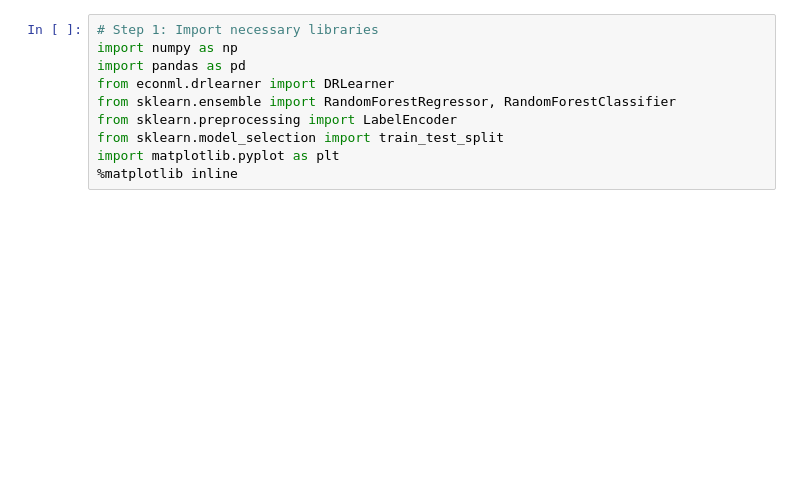
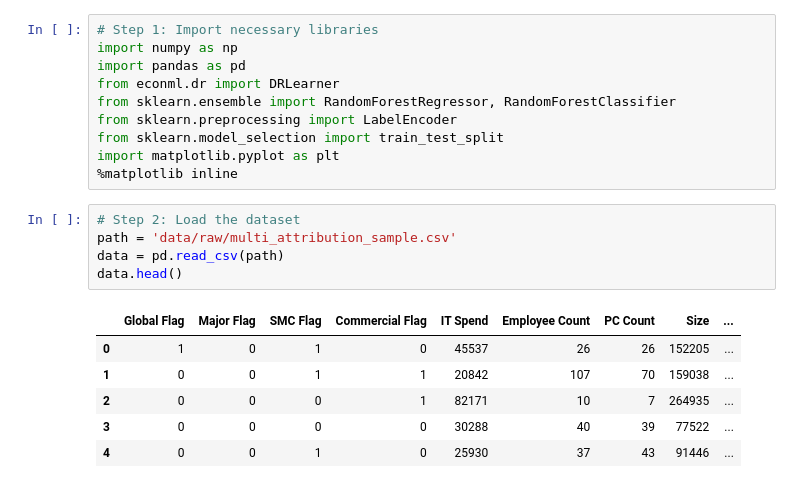
Before and after one commit to fabioheiji/ai_projects, a Jupyter notebook: causal_inference/project_software_promo.ipynb, the cells around one changed output. Cells and saved outputs as stored; diff of their text form; blank space fills up the shorter version.

```diff
--- a/causal_inference/project_software_promo.ipynb
+++ b/causal_inference/project_software_promo.ipynb
@@ -2,10 +2,22 @@
 # Step 1: Import necessary libraries
 import numpy as np
 import pandas as pd
-from econml.drlearner import DRLearner
+from econml.dr import DRLearner
 from sklearn.ensemble import RandomForestRegressor, RandomForestClassifier
 from sklearn.preprocessing import LabelEncoder
 from sklearn.model_selection import train_test_split
 import matplotlib.pyplot as plt
 %matplotlib inline
+# %%
+# Step 2: Load the dataset
+path = 'data/raw/multi_attribution_sample.csv'
+data = pd.read_csv(path)
+data.head()
+# %% [output]
+|  | Global Flag | Major Flag | SMC Flag | Commercial Flag | IT Spend | Employee Count | PC Count | Size | ... |
+| 0 | 1 | 0 | 1 | 0 | 45537 | 26 | 26 | 152205 | ... |
+| 1 | 0 | 0 | 1 | 1 | 20842 | 107 | 70 | 159038 | ... |
+| 2 | 0 | 0 | 0 | 1 | 82171 | 10 | 7 | 264935 | ... |
+| 3 | 0 | 0 | 0 | 0 | 30288 | 40 | 39 | 77522 | ... |
+| 4 | 0 | 0 | 1 | 0 | 25930 | 37 | 43 | 91446 | ... |
 # %%
```
Also changed, not shown: parts of 3 cells of this notebook, 2 other files.
